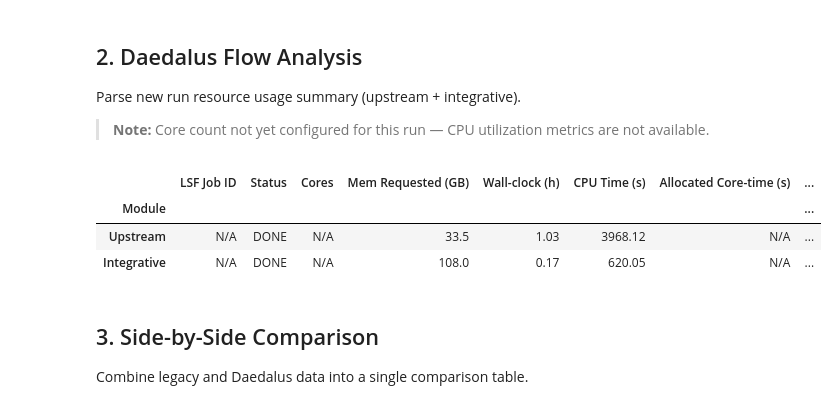
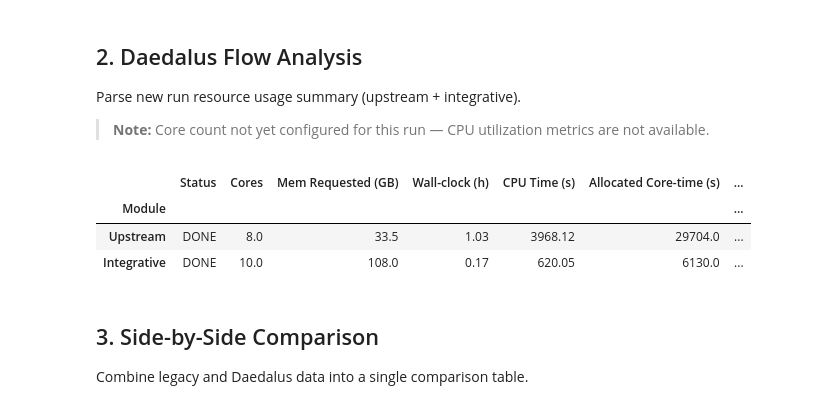
Before and after one commit to stjude-biohackathon/KIDS26-Team15, a Jupyter notebook: deliverables/roi-analysis/notebooks/roi_analysis_notebook_daedalus_v2.ipynb, the cells around one changed output. Drawn from its saved outputs; the diff is of its cells as text; code cells hidden in the pictures.

```diff
--- a/deliverables/roi-analysis/notebooks/roi_analysis_notebook_daedalus_v2.ipynb
+++ b/deliverables/roi-analysis/notebooks/roi_analysis_notebook_daedalus_v2.ipynb
@@ -92,7 +84,6 @@ for name, metrics, results in [
     legacy_data.append({
         "Module": name,
         "Job ID": metrics.get('job_name', 'N/A'),
-        "LSF Job ID": metrics.get('lsf_job_id', 'N/A'),
         "Status": metrics.get('lsf_status', 'DONE'),
         "Cores": metrics.get('cores', 0),
         "Per-Slot Mem Req (GB)": metrics.get('rusage_mem_gb', 0),
@@ -124,6 +115,10 @@ Parse new run resource usage summary (upstream + integrative).
 # %%
 # New Daedalus run — resource usage summary (hardcoded from LSF output)
 # CPU core count not yet configured; CPU utilisation marked N/A.
+
+# information to construct the raw data is from input/daedalus-v2/outputs.json,
+# input/daedalus-v2/integrative-analysis/job.323198973.stdout
+# input/daedalus-v2/upstream-analysis/job.323196561.stdout
 
 daedalus_modules_raw = {
     'upstream': {
@@ -132,8 +127,7 @@ daedalus_modules_raw = {
         'actual_max_memory_gb': 24.0,
         'actual_avg_memory_gb': 8.8,
         'requested_memory_gb':  33.5,
-        'requested_cpu':        None,   # not yet configured
-        'lsf_job_id':           'N/A',
+        'requested_cpu':        8.0,   # information from input/daedalus-v2/outputs.json
         'lsf_status':           'DONE',
     },
     'integrative': {
@@ -142,8 +136,7 @@ daedalus_modules_raw = {
         'actual_max_memory_gb': 10.4,
         'actual_avg_memory_gb': 7.4,
         'requested_memory_gb':  108.0,
-        'requested_cpu':        None,   # not yet configured
-        'lsf_job_id':           'N/A',
+        'requested_cpu':        10.0,    # information from input/daedalus-v2/outputs.json
         'lsf_status':           'DONE',
     },
 }
@@ -165,38 +158,37 @@ for mod_name, mod in daedalus_modules_raw.items():
     else:
         cpu_util = float('nan')
         alloc_ct = float('nan')
 
     results = {
         'memory_utilization_pct': mem_util,
         'cpu_utilization_pct':    cpu_util,
         'memory_waste_gb':        mem_waste,
     }
     daedalus_results[mod_name] = (mod, results)
 
     daedalus_data_list.append({
         "Module":                  mod_name.title(),
-        "LSF Job ID":              mod.get('lsf_job_id', 'N/A'),
         "Status":                  mod.get('lsf_status', 'DONE'),
         "Cores":                   cores if cores else 'N/A',
         "Mem Requested (GB)":      req_mem,
         "Wall-clock (h)":          round(wall_s / 3600, 2),
         "CPU Time (s)":            cpu_s,
         "Allocated Core-time (s)": alloc_ct if cores else 'N/A',
         "Avg Memory (GB)":         round(avg_mem, 1),
         "Max Memory (GB)":         round(mod['actual_max_memory_gb'], 1),
         "Memory Util (%)":         mem_util,
         "CPU Util (%)":            cpu_util if cores else 'N/A',
         "Memory Waste (GB)":       mem_waste,
         "CPU Waste (%)":           round(100 - cpu_util, 1) if cores else 'N/A',
     })
 
 df_daedalus = pd.DataFrame(daedalus_data_list).set_index("Module")
 df_daedalus
 # %% [output]
-|  | LSF Job ID | Status | Cores | Mem Requested (GB) | Wall-clock (h) | CPU Time (s) | Allocated Core-time (s) | ... |
-| Module |  |  |  |  |  |  |  | ... |
-| Upstream | N/A | DONE | N/A | 33.5 | 1.03 | 3968.12 | N/A | ... |
-| Integrative | N/A | DONE | N/A | 108.0 | 0.17 | 620.05 | N/A | ... |
+|  | Status | Cores | Mem Requested (GB) | Wall-clock (h) | CPU Time (s) | Allocated Core-time (s) | ... |
+| Module |  |  |  |  |  |  | ... |
+| Upstream | DONE | 8.0 | 33.5 | 1.03 | 3968.12 | 29704.0 | ... |
+| Integrative | DONE | 10.0 | 108.0 | 0.17 | 620.05 | 6130.0 | ... |
 # %% [markdown]
 ## 3. Side-by-Side Comparison
 
```
Also changed, not shown: parts of 5 cells of this notebook, 1 other file.
